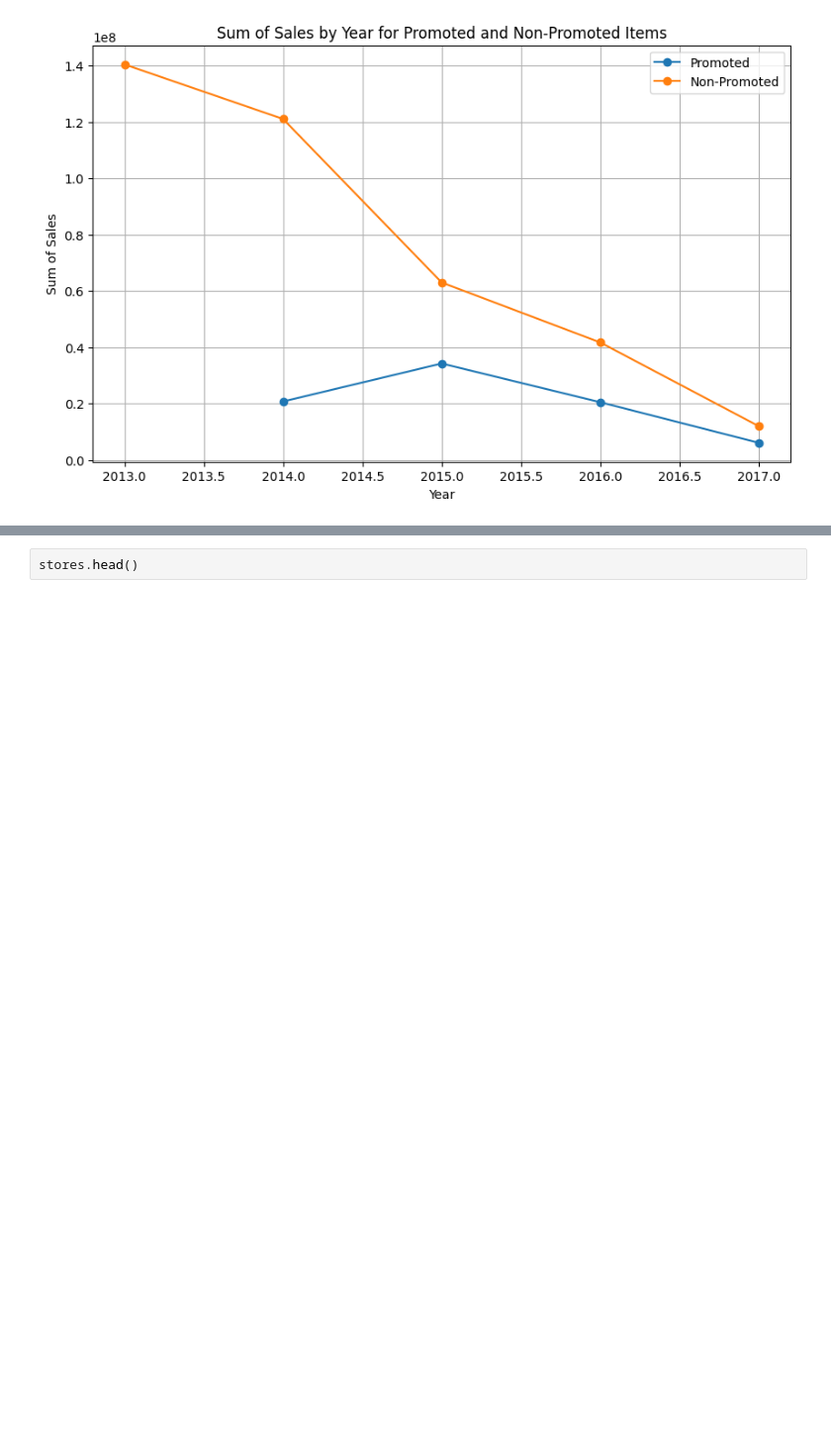
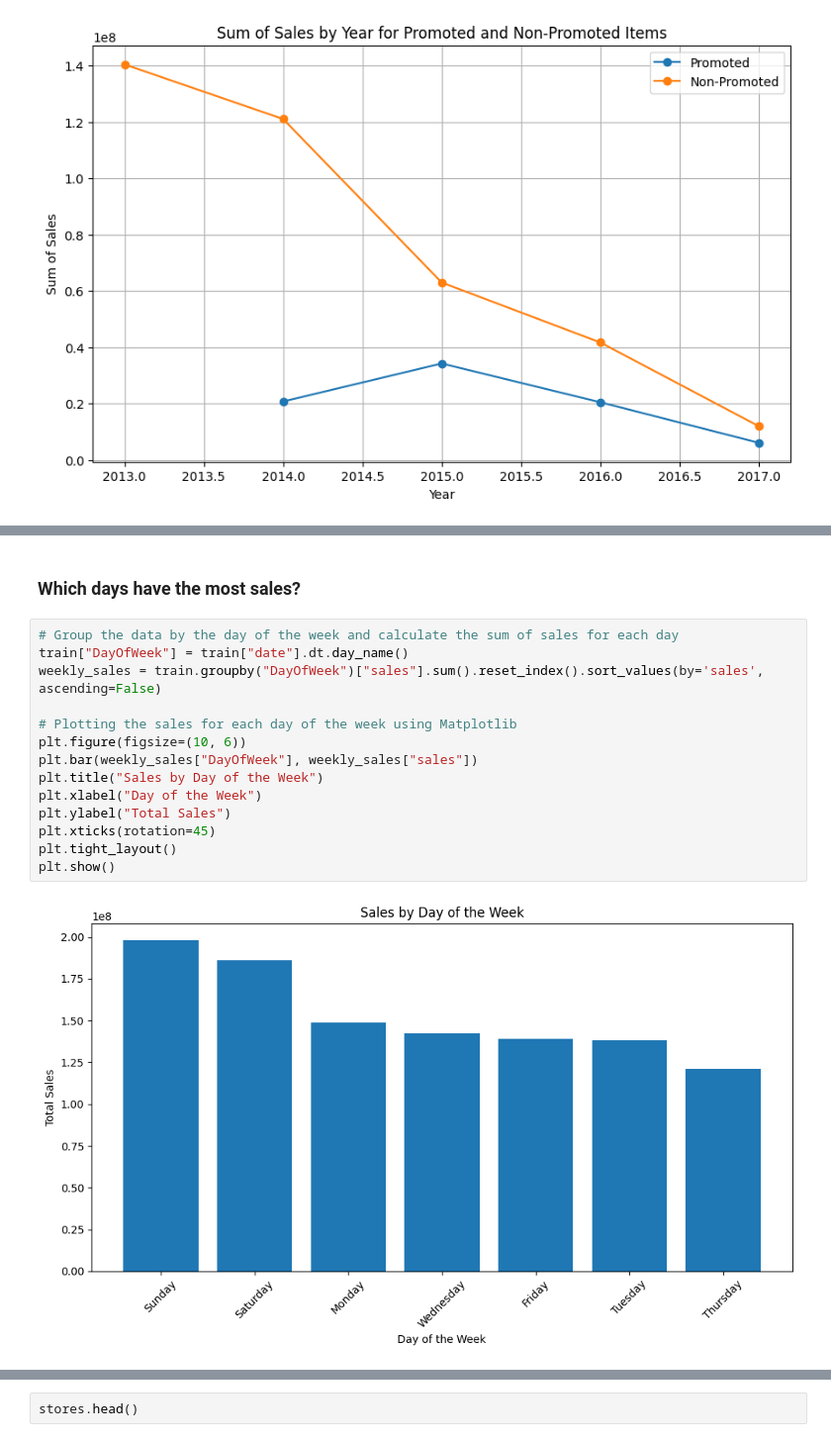
Before and after one commit to phinmaiyo/Regression-Model, a Jupyter notebook: forecasting.ipynb, the cells around one changed output, grey strips where cells are left out. Shown at 99% size. Saved outputs shown, nothing was run; the diff lists cells and outputs as text; blank space fills up the shorter version.

```diff
--- a/forecasting.ipynb
+++ b/forecasting.ipynb
@@ -462,0 +639,18 @@ plt.show()
+# %% [markdown]
+### Which days have the most sales?
+# %%
+# Group the data by the day of the week and calculate the sum of sales for each day
+train["DayOfWeek"] = train["date"].dt.day_name()
+weekly_sales = train.groupby("DayOfWeek")["sales"].sum().reset_index().sort_values(by='sales', ascending=False)
+
+# Plotting the sales for each day of the week using Matplotlib
+plt.figure(figsize=(10, 6))
+plt.bar(weekly_sales["DayOfWeek"], weekly_sales["sales"])
+plt.title("Sales by Day of the Week")
+plt.xlabel("Day of the Week")
+plt.ylabel("Total Sales")
+plt.xticks(rotation=45)
+plt.tight_layout()
+plt.show()
+# %% [output]
+[figure, added]
```
Also changed, not shown: parts of 94 cells of this notebook.
